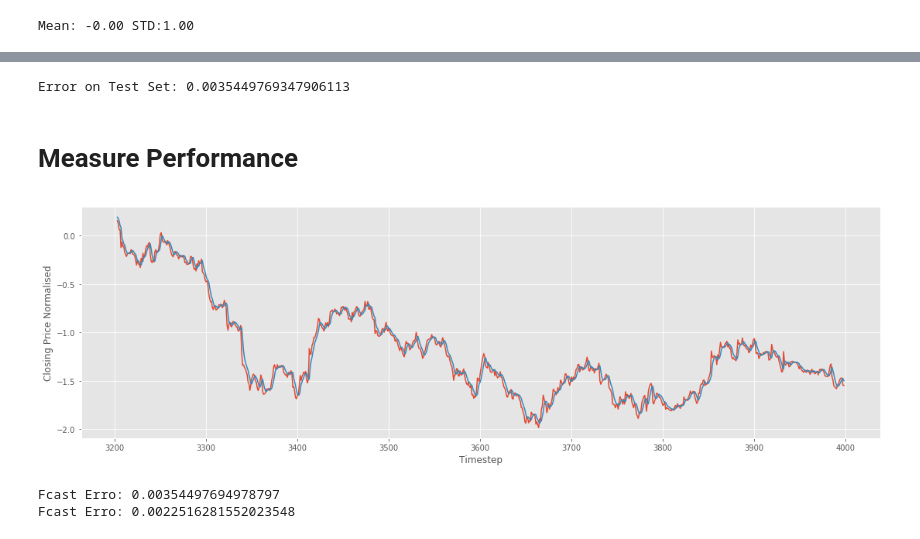
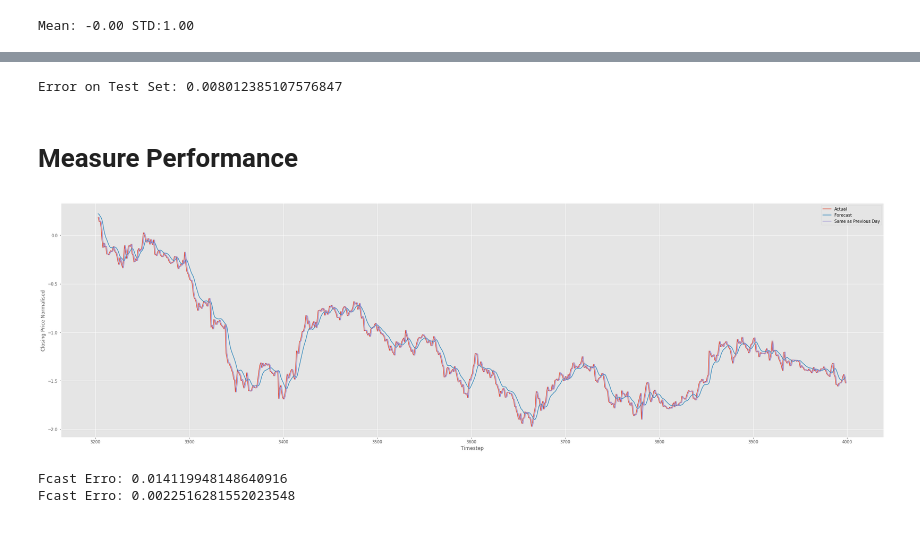
Before and after one commit to ppyht2/tf-exercise, a Jupyter notebook: 013. RNN for Stocks/Untitled.ipynb, the cells around one changed output, grey strips where cells are left out. Saved outputs shown, nothing was run; the diff lists cells and outputs as text; code cells hidden in the pictures.

```diff
--- a/013. RNN for Stocks/Untitled.ipynb
+++ b/013. RNN for Stocks/Untitled.ipynb
@@ -11,7 +11,7 @@ plt.style.use('ggplot')
 # %%
 data_df = pd.read_csv('tsco.csv')
 # We only care about close price for now
-data = data_df.Close.values
+data = data_df.Open.values
 
 plt.subplot(1,2,1)
 plt.plot(list(range(len(data))), data)
@@ -132,20 +123,21 @@ Wall time: 2min 51s
 error = loss.eval(feed_dict={x:test_past, y:test_future})
 print('Error on Test Set: {}' .format(error))
 # %% [output]
-Error on Test Set: 0.0035449769347906113
+Error on Test Set: 0.008012385107576847
 # %% [markdown]
 # Measure Performance
 # %%
-plt.plot(test_t, test_future)
+plt.plot(test_t, test_future, label='Actual')
 plt.xlabel('Timestep')
 plt.ylabel('Closing Price Normalised')
 fcast = sess.run(h, feed_dict={x:test_past})
-plt.plot(test_t, fcast)
-#plt.plot(np.array(test_t)+1, test_future)
+plt.plot(test_t, fcast, label='Forecast')
+plt.plot(np.array(test_t)+1, test_future, label='Same as Previous Day')
+plt.legend()
 fig = plt.gcf()
-fig.set_size_inches(18.5, 5.5)
+fig.set_size_inches(36, 10.5)
 # %% [output]
-[figure, old version]
+[figure, new version]
 # %%
 def msre(x,y):
     return np.mean((x-y)**2)
@@ -153,5 +145,5 @@ def msre(x,y):
 print('Fcast Erro: {}' .format(msre(test_future, fcast)))
 print('Fcast Erro: {}' .format(msre(test_future[:-1], test_future[1:])))
 # %% [output]
-Fcast Erro: 0.00354497694978797
+Fcast Erro: 0.014119948148640916
 Fcast Erro: 0.0022516281552023548
```
Also changed, not shown: parts of 3 cells of this notebook, 7 other files.
